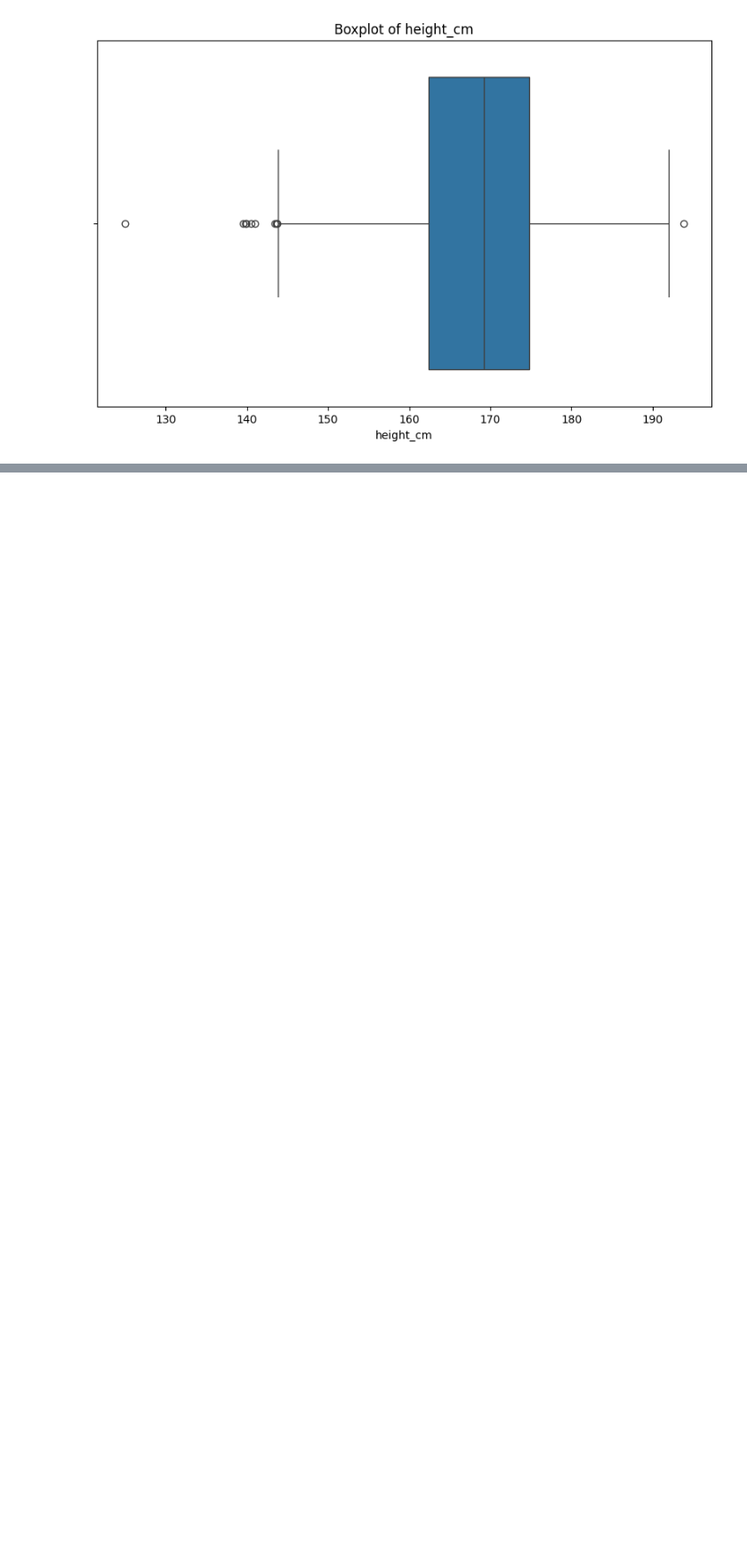
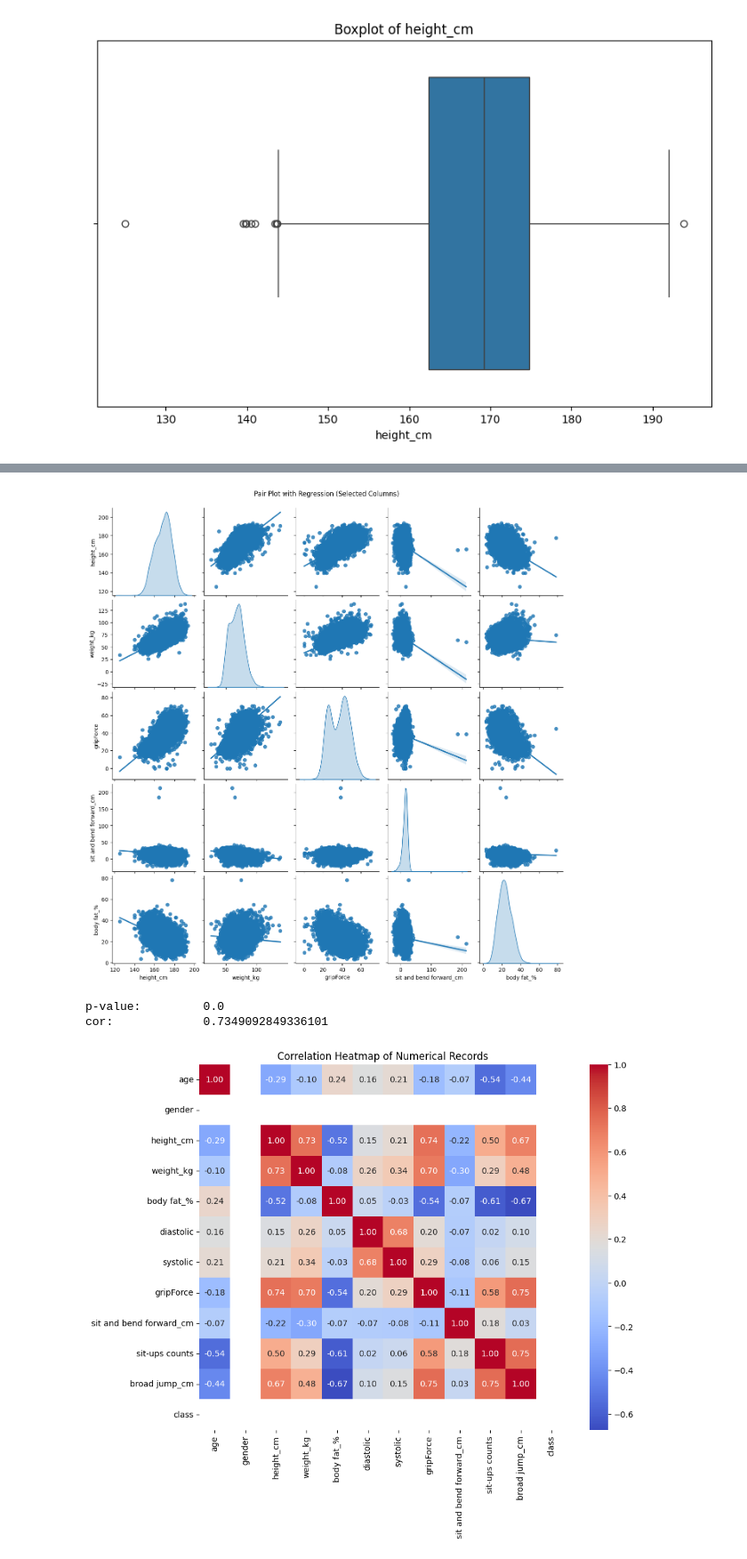
Before and after one commit to amitanshupanigrahi2704/EDA-, a Jupyter notebook: 21BDS0244.ipynb, the cells around one changed output, grey strips where cells are left out. Shown at 89% size. Drawn from its saved outputs; the diff is of its cells as text; code cells hidden in the pictures; blank space fills up the shorter version.

```diff
--- a/21BDS0244.ipynb
+++ b/21BDS0244.ipynb
@@ -331,0 +355,37 @@ sns.boxplot(x="height_cm", y="class",data=df)
+# %%
+# Multivariate analysis
+
+# selected columns for pair plot
+selected_columns = ['height_cm', 'weight_kg', 'gripForce', 'sit and bend forward_cm', 'body fat_%']
+df_subset = df_cleaned[selected_columns]
+
+# pair plot with regression plot type, custom color, and diagonal KDE
+sns.pairplot(
+    df_subset,
+    kind="reg",  # regression for scatterplots
+    diag_kind="kde",  # KDE for diagonal
+    palette="coolwarm",  # custom color palette
+)
+plt.suptitle("Pair Plot with Regression (Selected Columns)", y=1.02)
+plt.show()
+
+# calculating correlation coefficient
+from scipy import stats
+
+corr = stats.pearsonr(df["height_cm"], df["weight_kg"])
+print("p-value:\t", corr[1])
+print("cor:\t\t", corr[0])
+
+# finding correlation using pearson method
+correlation_matrix = df_cleaned.corr(method='pearson')
+
+# visualizing this correlation analysis using a heatmap
+plt.figure(figsize=(10, 8))
+sns.heatmap(correlation_matrix, annot=True, cmap="coolwarm", fmt=".2f", cbar=True)
+plt.title("Correlation Heatmap of Numerical Records")
+plt.show()
+# %% [output]
+[figure, added]
+p-value:         0.0
+cor:             0.7349092849336101
+[figure, added]
```
Also changed, not shown: parts of 2 cells of this notebook.
